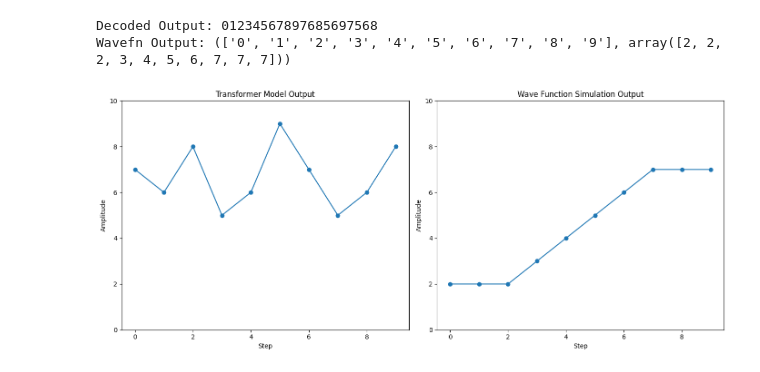
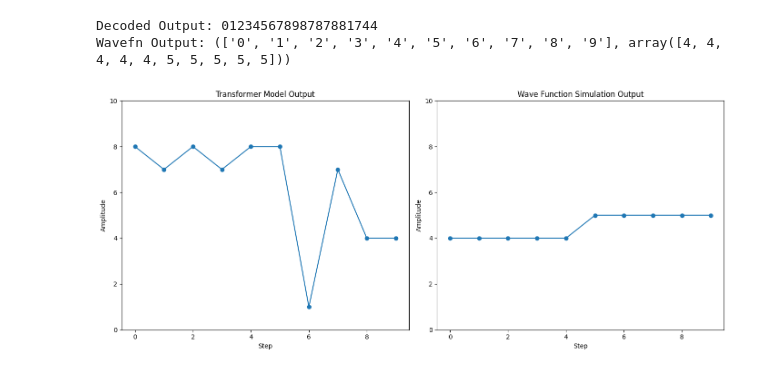
Before and after one commit to marquisdepolis/CATransformer, a Jupyter notebook: CAT_Wave.ipynb, the cells around one changed output. Cells and saved outputs as stored; diff of their text form; code cells hidden in the pictures.

```diff
--- a/CAT_Wave.ipynb
+++ b/CAT_Wave.ipynb
@@ -10,7 +10,7 @@ from wavefn import WaveFunction
 
 batch_size = 8
 block_size = 20
-max_iter = 20000
+max_iter = 5000
 epochs = 10
 eval_interval = 500
 learning_rate = 1e-3
@@ -18,7 +18,7 @@ device = 'cuda' if torch.cuda.is_available() else 'cpu'
 n_embed = 256
 n_head = 16
 n_layer = 16
-dropout = 0.3
+dropout = 0.2
 text = []
 
 # tokens set as -5 to 5 for now, as integers to show amplitude of wave.
@@ -26,7 +26,7 @@ tokens = ['0','1','2','3','4','5','6','7','8','9']
 
 # Example usage with cellular automata
 wave_length = 20
-step_count = 2
+step_count = 4
 
 # Let's make some waves!
 c = 1.0  # Wave speed
@@ -162,7 +162,10 @@ class LanguageModel(nn.Module):
             B, T, C = logits.shape
             logits = logits.view(-1, vocab_size)  # Reshape logits to [batch_size * block_size, vocab_size]
             targets = targets.view(-1)  # Flatten targets to [batch_size * block_size]
-            loss = F.cross_entropy(logits, targets)
+            # targets = targets.view(-1, vocab_size)  # For MSE might need this encording.
+            # loss = F.cross_entropy(logits, targets)
+            loss = F.mse_loss(logits, F.one_hot(targets, num_classes=vocab_size).float())
+            # loss = F.l1_loss(logits, F.one_hot(targets, num_classes=vocab_size).float())
             # print(f"logits are shape {logits.shape} are: {loss} for idx: {idx}")
         return logits, loss
 
@@ -234,7 +230,7 @@ input_tensor = torch.tensor([encoded_input], dtype=torch.long).to(device)
 max_new_tokens = 10  # Define how many new tokens you want to generate
 output_tensor = model.generate(input_tensor, max_new_tokens=max_new_tokens)
 decoded_output = dec(output_tensor[0].tolist())  # Assuming you're interested in the first item in the batch
-sim_wave_output = wave_fn.simulate_wave_equation(input,2)
+sim_wave_output = wave_fn.simulate_wave_equation(input,step_count)
 print("Decoded Output:", decoded_output)
 print("Wavefn Output:", sim_wave_output)
 
@@ -251,33 +247,33 @@ while i < len(decoded_output):
         decoded_values.append(int(decoded_output[i]))
         i += 1
 
 decoded_values = np.array(decoded_values)
 
 import matplotlib.pyplot as plt
 global_min = min(np.min(decoded_values), np.min(sim_wave_output[1]))
 global_max = max(np.max(decoded_values), np.max(sim_wave_output[1]))
 
 plt.figure(figsize=(14, 6))
 
 # Plot for the Transformer Model Output
 plt.subplot(1, 2, 1)
 plt.plot(decoded_values[10:], marker='o', linestyle='-')
 plt.title('Transformer Model Output')
 plt.xlabel('Step')
 plt.ylabel('Amplitude')
 plt.ylim(global_min, global_max+1)  # Set Y-axis limits to be the same for both plots
 
 # Plot for the Wave Function Simulation Output
 plt.subplot(1, 2, 2)
 plt.plot(sim_wave_output[1], marker='o', linestyle='-')
 plt.title('Wave Function Simulation Output')
 plt.xlabel('Step')
 plt.ylabel('Amplitude')
 plt.ylim(global_min, global_max+1)  # Set Y-axis limits to be the same for both plots
 
 plt.tight_layout()
 plt.show()
 # %% [output]
-Decoded Output: 01234567897685697568
-Wavefn Output: (['0', '1', '2', '3', '4', '5', '6', '7', '8', '9'], array([2, 2, 2, 3, 4, 5, 6, 7, 7, 7]))
+Decoded Output: 01234567898787881744
+Wavefn Output: (['0', '1', '2', '3', '4', '5', '6', '7', '8', '9'], array([4, 4, 4, 4, 4, 5, 5, 5, 5, 5]))
-[figure, old version]
+[figure, new version]
```
Also changed, not shown: parts of 1 cell of this notebook, 1 other file.
